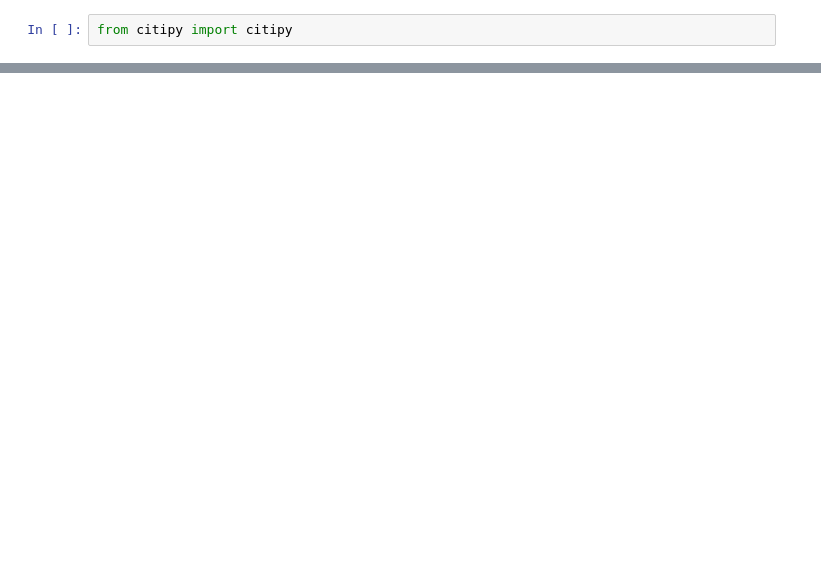
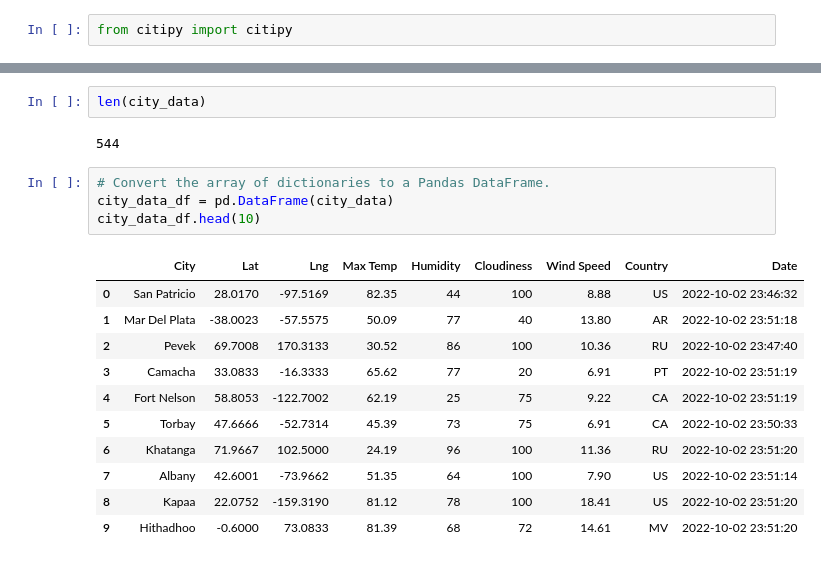
Before and after one commit to Bwipper/World_Weather_Analysis, a Jupyter notebook: WeatherPy.ipynb, the cells around one changed output, grey strips where cells are left out. Cells and saved outputs as stored; diff of their text form; blank space fills up the shorter version.

Commit message:
got weather data for random locations

```diff
--- a/WeatherPy.ipynb
+++ b/WeatherPy.ipynb
@@ -54,0 +145,20 @@ len(cities)
+# %%
+len(city_data)
+# %% [output]
+544
+# %%
+# Convert the array of dictionaries to a Pandas DataFrame.
+city_data_df = pd.DataFrame(city_data)
+city_data_df.head(10)
+# %% [output]
+|  | City | Lat | Lng | Max Temp | Humidity | Cloudiness | Wind Speed | Country | Date |
+| 0 | San Patricio | 28.0170 | -97.5169 | 82.35 | 44 | 100 | 8.88 | US | 2022-10-02 23:46:32 |
+| 1 | Mar Del Plata | -38.0023 | -57.5575 | 50.09 | 77 | 40 | 13.80 | AR | 2022-10-02 23:51:18 |
+| 2 | Pevek | 69.7008 | 170.3133 | 30.52 | 86 | 100 | 10.36 | RU | 2022-10-02 23:47:40 |
+| 3 | Camacha | 33.0833 | -16.3333 | 65.62 | 77 | 20 | 6.91 | PT | 2022-10-02 23:51:19 |
+| 4 | Fort Nelson | 58.8053 | -122.7002 | 62.19 | 25 | 75 | 9.22 | CA | 2022-10-02 23:51:19 |
+| 5 | Torbay | 47.6666 | -52.7314 | 45.39 | 73 | 75 | 6.91 | CA | 2022-10-02 23:50:33 |
+| 6 | Khatanga | 71.9667 | 102.5000 | 24.19 | 96 | 100 | 11.36 | RU | 2022-10-02 23:51:20 |
+| 7 | Albany | 42.6001 | -73.9662 | 51.35 | 64 | 100 | 7.90 | US | 2022-10-02 23:51:14 |
+| 8 | Kapaa | 22.0752 | -159.3190 | 81.12 | 78 | 100 | 18.41 | US | 2022-10-02 23:51:20 |
+| 9 | Hithadhoo | -0.6000 | 73.0833 | 81.39 | 68 | 72 | 14.61 | MV | 2022-10-02 23:51:20 |
```
Also changed, not shown: parts of 7 cells of this notebook, 1 other file.
